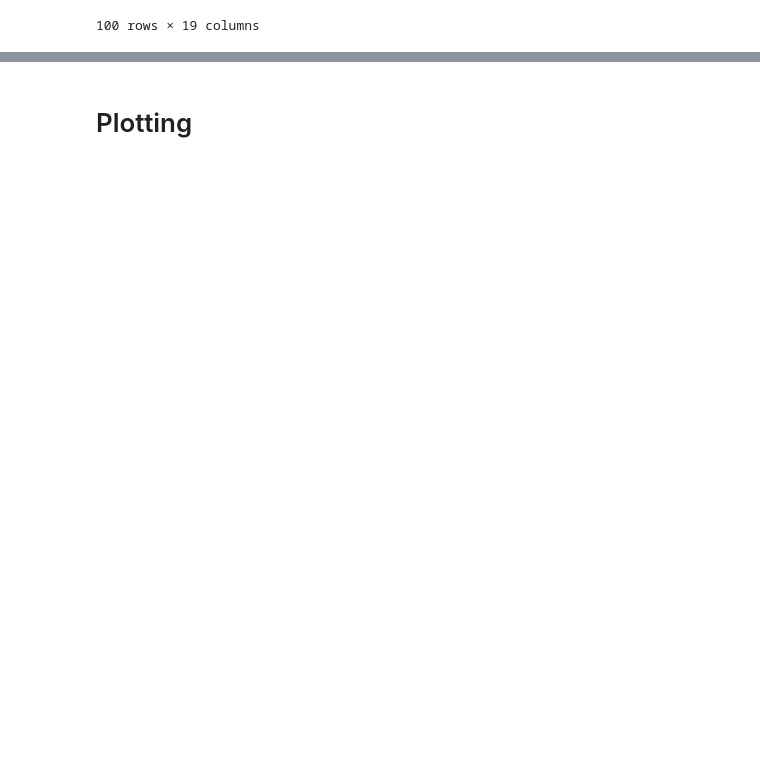
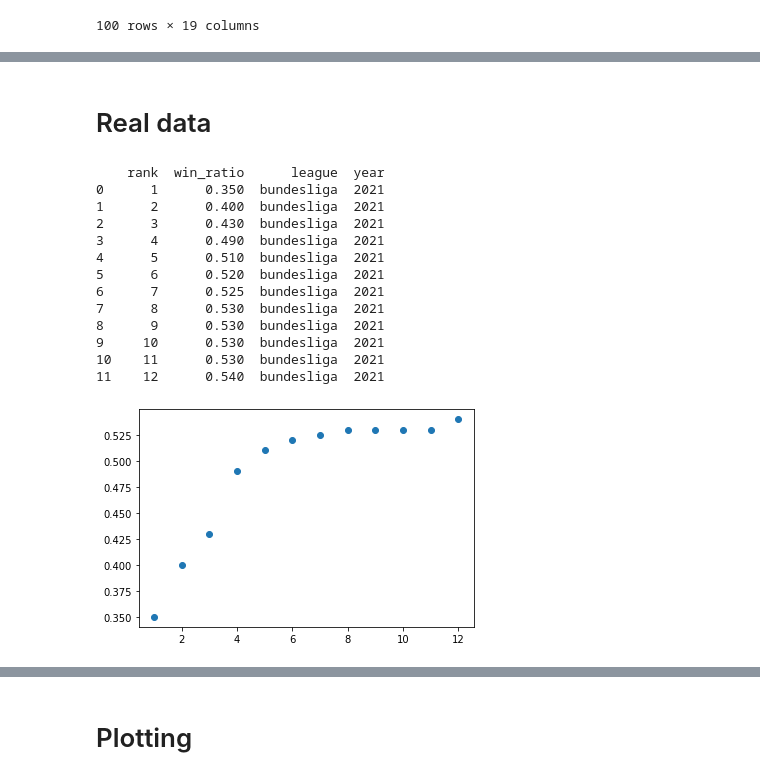
Before and after one commit to nicolas-kuechler/eth-sports-networks-2021, a Jupyter notebook: project.ipynb, the cells around one changed output, grey strips where cells are left out. Drawn from its saved outputs; the diff is of its cells as text; code cells hidden in the pictures; blank space fills up the shorter version.

```diff
--- a/project.ipynb
+++ b/project.ipynb
@@ -494,0 +478,47 @@ Config results in 3000 experiments
+# %% [markdown]
+# Real data
+# %%
+
+dummy_data_to_fit = {
+    'bundesliga': [
+        0.35,
+        0.4,
+        0.43,
+        0.49,
+        0.51,
+        0.52,
+        0.525,
+        0.53,
+        0.53,
+        0.53,
+        0.53,
+        0.54
+    ]
+}
+
+real_league_winratio = pd.DataFrame({
+    'rank': range(1, len(dummy_data_to_fit['bundesliga'])+1),
+    'win_ratio': dummy_data_to_fit['bundesliga'],
+    'league': 'bundesliga',
+    'year': 2021
+})
+print(real_league_winratio)
+
+import matplotlib.pyplot as plt
+plt.scatter(real_league_winratio['rank'], real_league_winratio['win_ratio'])
+plt.show()
+# %% [output]
+    rank  win_ratio      league  year
+0      1      0.350  bundesliga  2021
+1      2      0.400  bundesliga  2021
+2      3      0.430  bundesliga  2021
+3      4      0.490  bundesliga  2021
+4      5      0.510  bundesliga  2021
+5      6      0.520  bundesliga  2021
+6      7      0.525  bundesliga  2021
+7      8      0.530  bundesliga  2021
+8      9      0.530  bundesliga  2021
+9     10      0.530  bundesliga  2021
+10    11      0.530  bundesliga  2021
+11    12      0.540  bundesliga  2021
+[figure, added]
```
Also changed, not shown: parts of 9 cells of this notebook.
